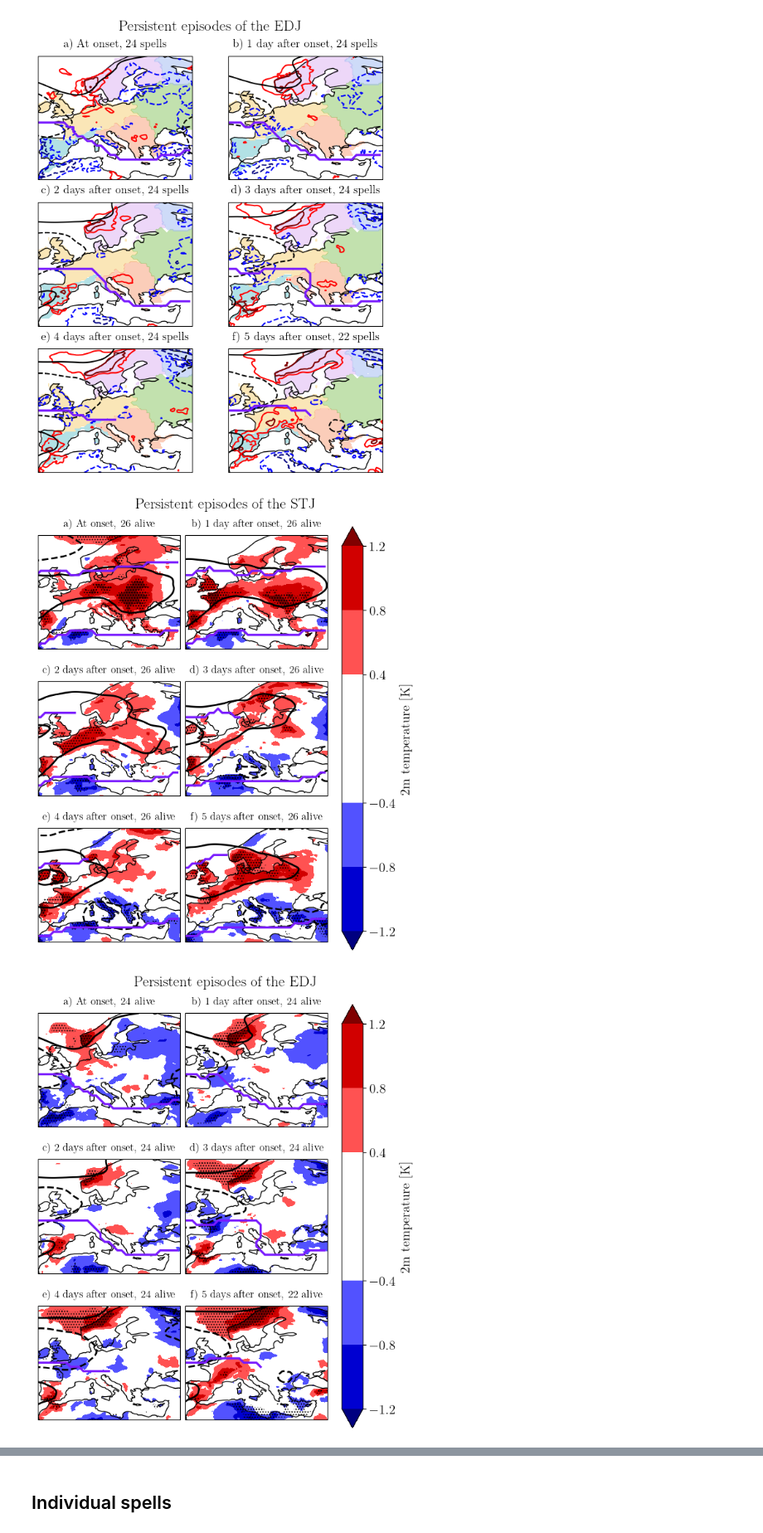
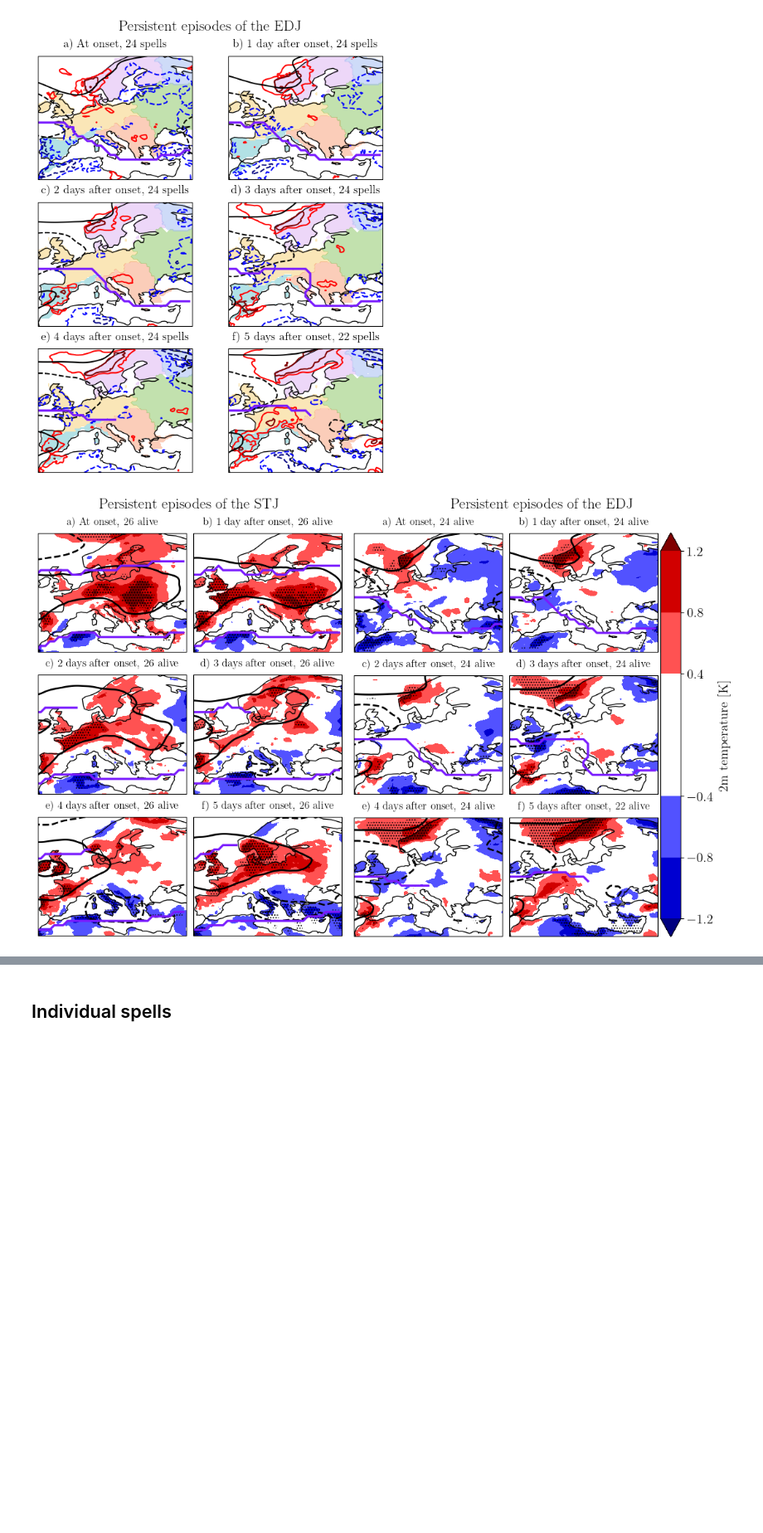
Before and after one commit to hbanderier/persistent-extremes-era5, a Jupyter notebook: Persistence/persistent_jets_v2.ipynb, the cells around one changed output, grey strips where cells are left out. Shown at 83% size. Cells and saved outputs as stored; diff of their text form; code cells hidden in the pictures; blank space fills up the shorter version.

Commit message:
clusterplot with subfigures

```diff
--- a/Persistence/persistent_jets_v2.ipynb
+++ b/Persistence/persistent_jets_v2.ipynb
@@ -774,14 +750,15 @@ for jet in spells_list:
 # %% [output]
 [figure]
 [figure]
+# %%
+spells_list_subset = {key: spells_list[key] for key in ["STJ_catd", "EDJ_catd"]}
 # %%
 from string import ascii_lowercase
 plt.rc("axes", titlesize=12)
 da = da_T_anom.copy().sel(lon=slice(-10, 40), lat=slice(30, 70))
 da_contour = da_z500_anom.sel(time=(da_z500_anom.time.dt.hour == 0) & (da_z500_anom.time.dt.year>=1959), lon=slice(-10, 40), lat=slice(30, 70))
 cmap = colormaps.BlWhRe
-plot_kwargs = {"cmap": cmap, "levels": 6, "transparify": 1}
-# Path(f"{FIGURES}/jet_persistence/realspace_stuff").mkdir(exist_ok=True)
+plot_kwargs = {"cmap": cmap, "levels": [-1.2, -0.8, -.4, .4, 0.8, 1.2], "transparify": 1, "hatch": "....", "cbar_kwargs": {"shrink": 1., "pad": 0.01}}
 nrow, ncol = 3, 2
 n = nrow * ncol
 clusters_da = np.abs(xr.open_dataarray("/storage/workspaces/giub_meteo_impacts/ci01/ERA5/heatwaves_duncan/cluster_df.nc").load())
@@ -790,52 +767,43 @@ cmap = colormaps.pastel
 norm = BoundaryNorm(np.arange(cmap.N) + 0.5, cmap.N)
 unique_clusters = np.arange(1, 7)
 colors_clusters = cmap(norm(unique_clusters))
-for jet in spells_list:
-    if jet[-4:] != "catd":
-        continue
-    clu = Clusterplot(nrow, ncol, get_region(da))
+bigfig = plt.figure(figsize=(11, 7), constrained_layout=True)
+subfigs = bigfig.subfigures(1, 2, width_ratios=[.81, 1])
+
+for jet, fig in zip(spells_list_subset, subfigs):
+    clu = Clusterplot(nrow, ncol, get_region(da), fig=fig)
     clusters_da.assign_coords(lon=clusters_da.lon - clu.central_longitude)
     spells_from_jet_daily = daily_spells_list[jet]
     mask = np.zeros((len(da.time), n), dtype=bool)
     titles = []
     for i in range(n):
-        # ax = clu.axes[i]
-        # for j in range(6):
-        #     ax.contour(clusters_da.lon - clu.central_longitude, clusters_da.lat, clusters_da.where(clusters_da==(j + 1), -1), levels=[.99], colors=[colors_clusters[j]], linewidths=[1.7])
-            # ax.contourf(clusters_da.lon - clu.central_longitude, clusters_da.lat, clusters_da.where(clusters_da==(j + 1), -1), levels=[.99, 10], colors=[colors_clusters[j]], alpha=0.5)
-            # lo = clusters_da.lon.where(clusters_da==(j + 1)).mean().item() - j - 2 * (j == 0) + 2 * (j == 2) + 1.5 * (j == 1) - (j == 4)  - clu.central_longitude
-            # la = clusters_da.lat.where(clusters_da==(j + 1)).mean().item() - (j == 5) * 2
-            # color = "black"
-            # ax.text(lo, la, DUNCANS_REGIONS_NAMES[j], ha="center", va="center", fontweight="bold", color=color)
         letter = ascii_lowercase[i % len(ascii_lowercase)]
         this_rel_time = spells_from_jet_daily.filter(pl.col("relative_index")==i)
         mask[:, i] = np.isin(
             da.time.values,
             this_rel_time["time"]
         )
         n_spells = this_rel_time["spell"].n_unique()
         title_0 = f"{i} day{'s' if i > 1 else ''} after onset" if i > 0 else "At onset"
         titles.append(f"{letter}) {title_0}, {n_spells} alive")
-    _ = clu.add_any_contour_from_mask(da, mask, type="contourf", stippling=True, cbar_label=long_names[da.name], titles=titles, **plot_kwargs, hatch="....")
+    _ = clu.add_any_contour_from_mask(da, mask, type="contourf", stippling=True, cbar_label=long_names[da.name], titles=titles, **plot_kwargs, draw_cbar=jet=="EDJ_catd")
     _ = clu.add_any_contour_from_mask(da_contour, mask, type="contour", levels=[-60, -20, 20, 60], linewidths=2.)
     masked_da = []
     time_name = "time"
     reduction_function = np.nanmean
     for mas in mask.T:
         masked_da.append(ds.sel(time=(ds.time.dt.month.isin([6, 7, 8, 9])) & (ds.time.dt.hour == 0)).isel({time_name: mas}).reduce(reduction_function, dim=time_name))
     masked_da = xr.concat(masked_da, dim="relative_index").assign_coords(relative_index=np.arange(n) - 4)
     jets_on_mean = find_all_jets(masked_da)
     for j in range(n):
         i = j - 4
         for _, jet_ in jets_on_mean.filter(pl.col("relative_index") == i).group_by("jet ID"):
             lo, la = jet_[["lon", "lat"]]
             clu.axes[j].plot(lo - clu.central_longitude, la, lw=2.5, color=COLORS[1])
     clu.fig.suptitle(f"Persistent episodes of the {jet[:3]}")
-    clu.fig.savefig(f"{FIGURES}/jet_persistence/realspace_stuff/{da.name}_realspace_{jet}.png")
-    # plt.close()
+bigfig.savefig(f"{FIGURES}/jet_persistence/realspace_stuff/{da.name}_realspace_both.png")
 # %% [output]
-[figure, old version]
+[figure, new version]
-[figure, removed]
 # %%
 plt.rc("axes", titlesize=13)
 da = da_theta2pvu.copy()
```
Also changed, not shown: parts of 8 cells of this notebook.
